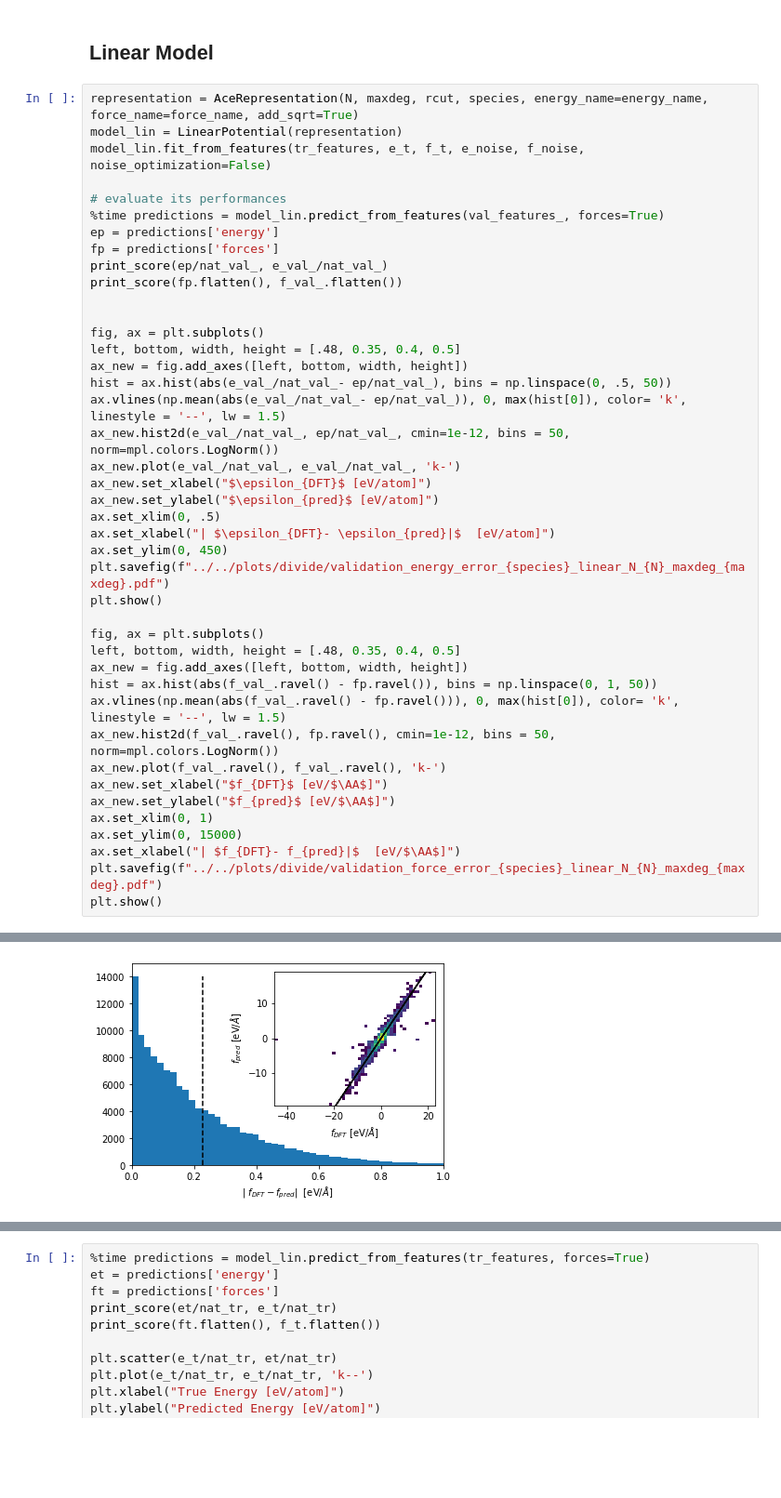
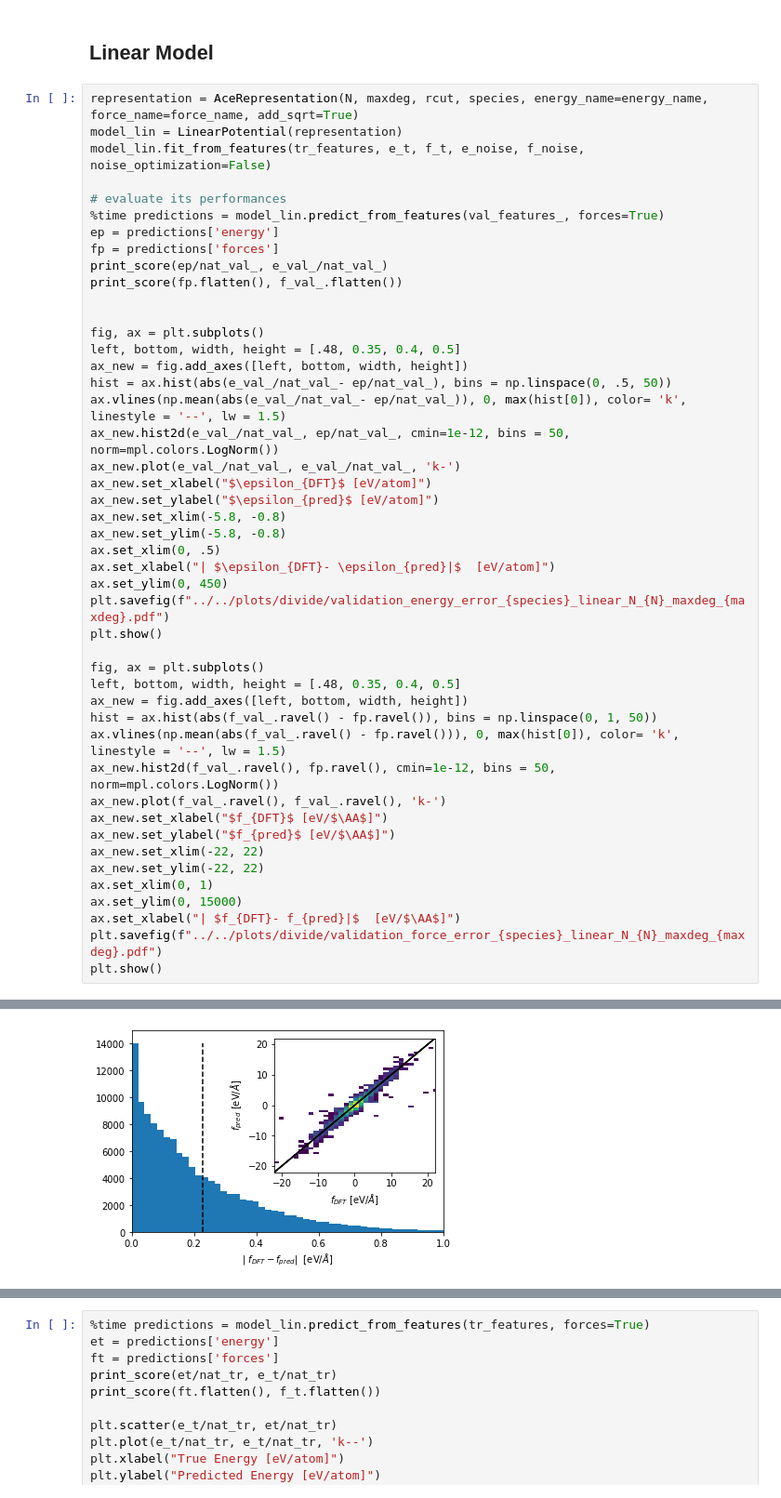
Before and after one commit to ClaudioZeni/Castle, a Jupyter notebook: notebooks/Active_learning.ipynb, the cells around one changed output, grey strips where cells are left out. Shown at 93% size. Drawn from its saved outputs; the diff is of its cells as text; blank space fills up the shorter version.

```diff
--- a/notebooks/Active_learning.ipynb
+++ b/notebooks/Active_learning.ipynb
@@ -105,6 +105,8 @@ ax_new.hist2d(e_val_/nat_val_, ep/nat_val_, cmin=1e-12, bins = 50, norm=mpl.colo
 ax_new.plot(e_val_/nat_val_, e_val_/nat_val_, 'k-')
 ax_new.set_xlabel("$\epsilon_{DFT}$ [eV/atom]")
 ax_new.set_ylabel("$\epsilon_{pred}$ [eV/atom]")
+ax_new.set_xlim(-5.8, -0.8)
+ax_new.set_ylim(-5.8, -0.8)
 ax.set_xlim(0, .5)
 ax.set_xlabel("| $\epsilon_{DFT}- \epsilon_{pred}|$  [eV/atom]")
 ax.set_ylim(0, 450)
@@ -120,6 +122,8 @@ ax_new.hist2d(f_val_.ravel(), fp.ravel(), cmin=1e-12, bins = 50, norm=mpl.colors
 ax_new.plot(f_val_.ravel(), f_val_.ravel(), 'k-')
 ax_new.set_xlabel("$f_{DFT}$ [eV/$\AA$]")
 ax_new.set_ylabel("$f_{pred}$ [eV/$\AA$]")
+ax_new.set_xlim(-22, 22)
+ax_new.set_ylim(-22, 22)
 ax.set_xlim(0, 1)
 ax.set_ylim(0, 15000)
 ax.set_xlabel("| $f_{DFT}- f_{pred}|$  [eV/$\AA$]")
@@ -134 +138 @@ MAE=0.229 RMSE=0.378 SUP=45.084 R2=0.861
-[figure, old version]
+[figure, new version]
```
Also changed, not shown: parts of 11 cells of this notebook, 1 other file.
